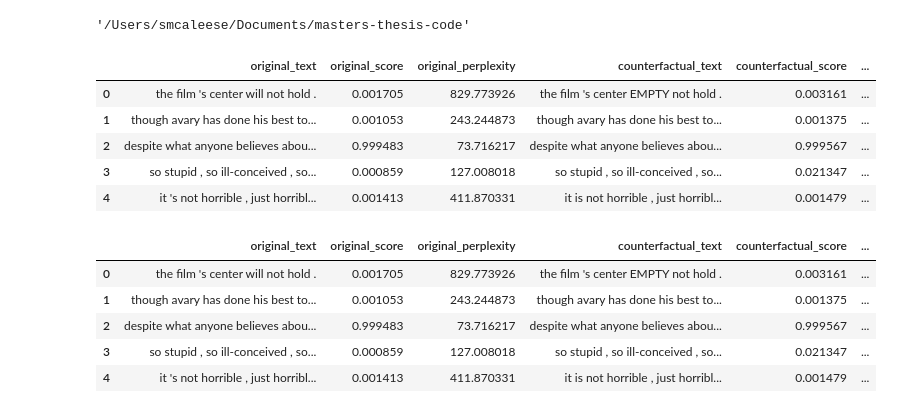
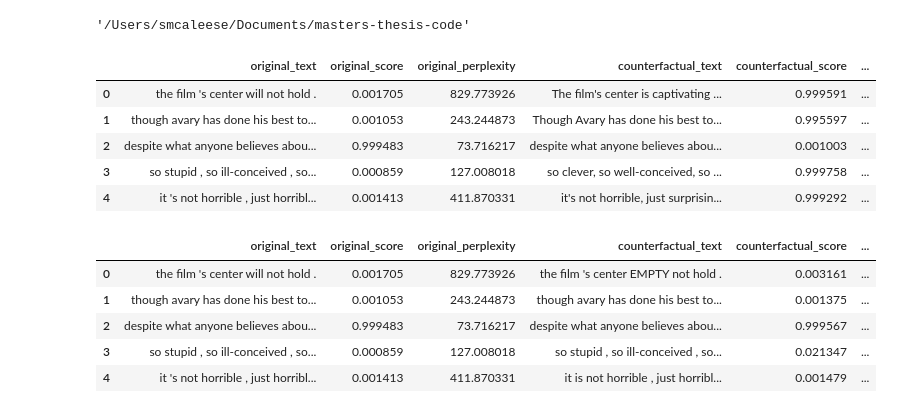
Before and after one commit to smcaleese/text-counterfactual-explanation-methods, a Jupyter notebook: analysis/difference-metrics.ipynb, the cells around one changed output. Saved outputs shown, nothing was run; the diff lists cells and outputs as text; code cells hidden in the pictures.

```diff
--- a/analysis/difference-metrics.ipynb
+++ b/analysis/difference-metrics.ipynb
@@ -150,13 +150,13 @@ levenstein distance: 0.06
 # %%
 import pandas as pd
 
-df = pd.read_csv("output/polyjuice-output.csv")
+df = pd.read_csv("./output/fizle-output.csv")
 df.head()
 # %% [output]
 |  | original_text | original_score | original_perplexity | counterfactual_text | counterfactual_score | ... |
-| 0 | the film 's center will not hold . | 0.001705 | 829.773926 | the film 's center EMPTY not hold . | 0.003161 | ... |
-| 1 | though avary has done his best to... | 0.001053 | 243.244873 | though avary has done his best to... | 0.001375 | ... |
-| 2 | despite what anyone believes abou... | 0.999483 | 73.716217 | despite what anyone believes abou... | 0.999567 | ... |
-| 3 | so stupid , so ill-conceived , so... | 0.000859 | 127.008018 | so stupid , so ill-conceived , so... | 0.021347 | ... |
-| 4 | it 's not horrible , just horribl... | 0.001413 | 411.870331 | it is not horrible , just horribl... | 0.001479 | ... |
+| 0 | the film 's center will not hold . | 0.001705 | 829.773926 | The film's center is captivating ... | 0.999591 | ... |
+| 1 | though avary has done his best to... | 0.001053 | 243.244873 | Though Avary has done his best to... | 0.995597 | ... |
+| 2 | despite what anyone believes abou... | 0.999483 | 73.716217 | despite what anyone believes abou... | 0.001003 | ... |
+| 3 | so stupid , so ill-conceived , so... | 0.000859 | 127.008018 | so clever, so well-conceived, so ... | 0.999758 | ... |
+| 4 | it 's not horrible , just horribl... | 0.001413 | 411.870331 | it's not horrible, just surprisin... | 0.999292 | ... |
 # %%
```
Also changed, not shown: parts of 3 cells of this notebook, 9 other files.
